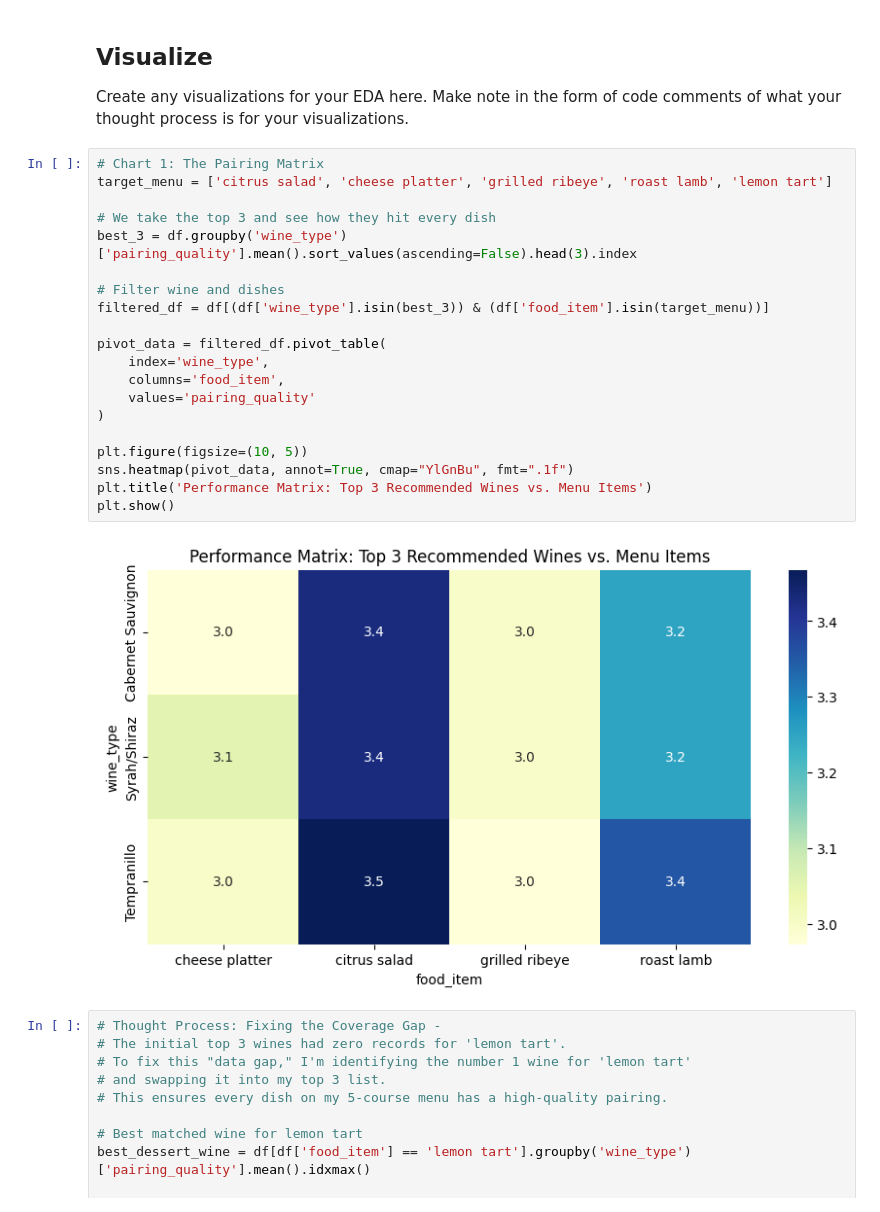
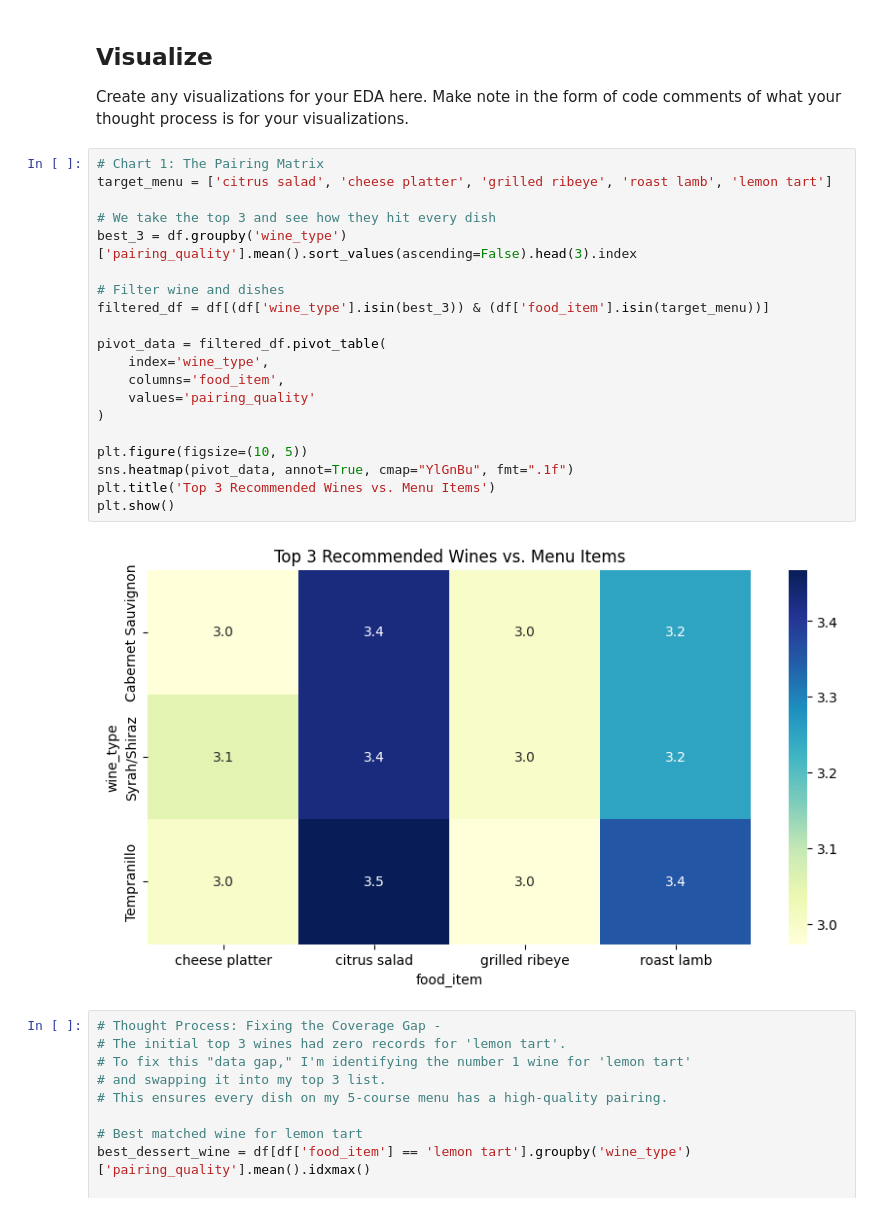
Before and after one commit to tingmullen/eda-checkpoint, a Jupyter notebook: checkpoint-two.ipynb, the cells around one changed output. Cells and saved outputs as stored; diff of their text form.

```diff
--- a/checkpoint-two.ipynb
+++ b/checkpoint-two.ipynb
@@ -95,25 +95,25 @@ Create any visualizations for your EDA here. Make note in the form of code comme
 # %%
 # Chart 1: The Pairing Matrix
 target_menu = ['citrus salad', 'cheese platter', 'grilled ribeye', 'roast lamb', 'lemon tart']
 
 # We take the top 3 and see how they hit every dish
 best_3 = df.groupby('wine_type')['pairing_quality'].mean().sort_values(ascending=False).head(3).index
 
 # Filter wine and dishes
 filtered_df = df[(df['wine_type'].isin(best_3)) & (df['food_item'].isin(target_menu))]
 
 pivot_data = filtered_df.pivot_table(
     index='wine_type',
     columns='food_item',
     values='pairing_quality'
 )
 
 plt.figure(figsize=(10, 5))
 sns.heatmap(pivot_data, annot=True, cmap="YlGnBu", fmt=".1f")
-plt.title('Performance Matrix: Top 3 Recommended Wines vs. Menu Items')
+plt.title('Top 3 Recommended Wines vs. Menu Items')
 plt.show()
 # %% [output]
-[figure, old version]
+[figure, new version]
 # %%
 # Thought Process: Fixing the Coverage Gap -
 # The initial top 3 wines had zero records for 'lemon tart'.
```
